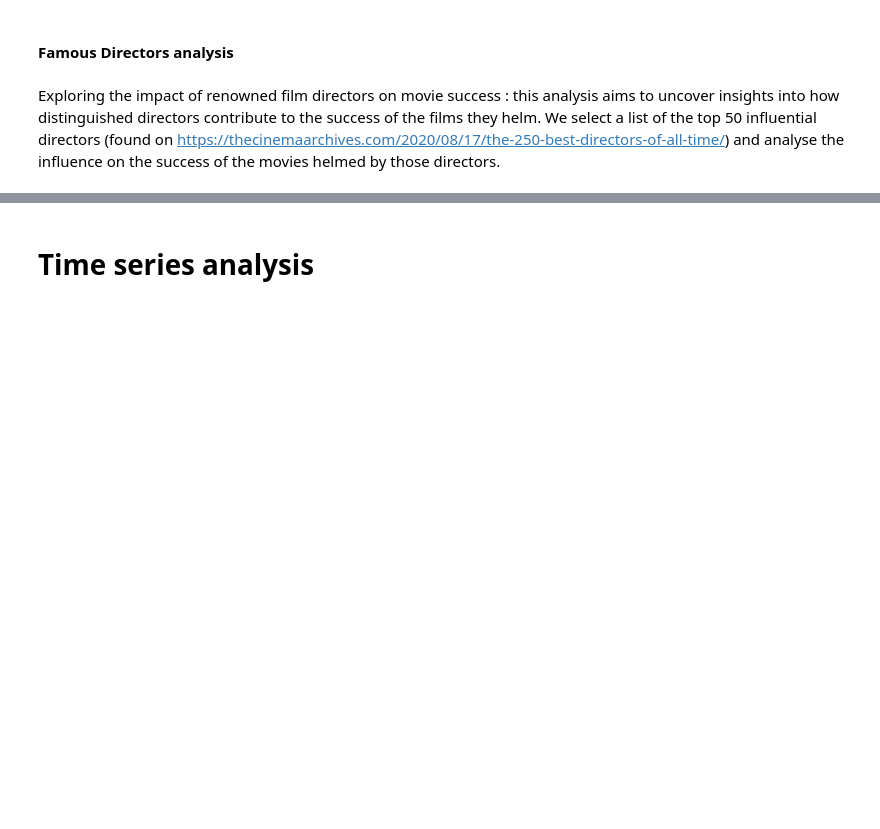
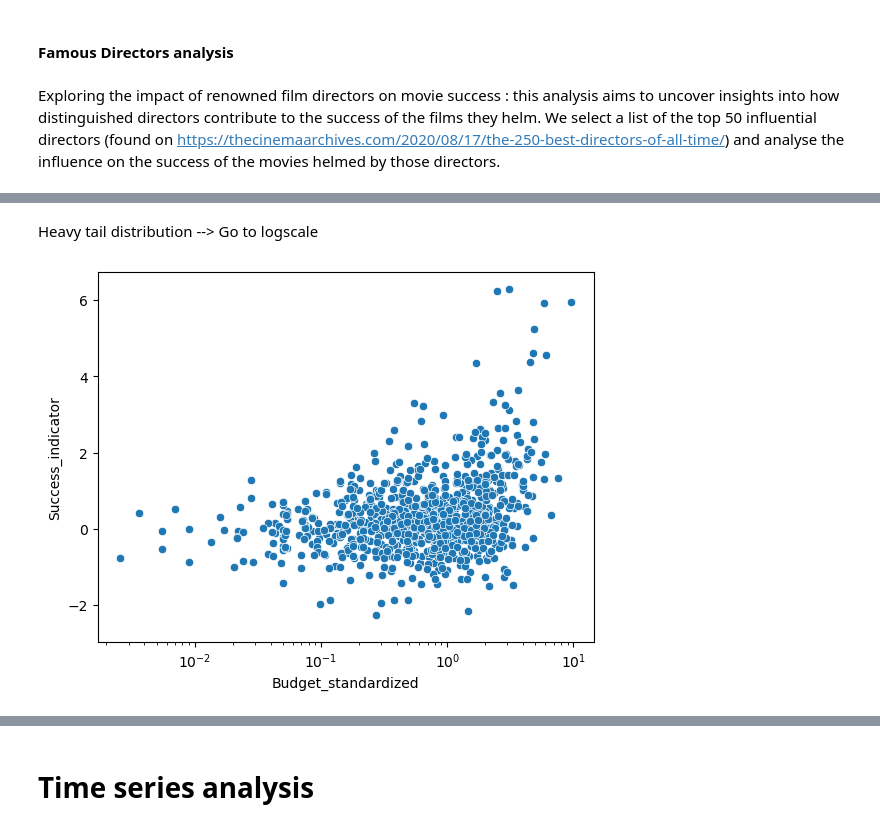
Before and after one commit to epfl-ada/ada-2023-project-randada, a Jupyter notebook: Milestone-3-draft.ipynb, the cells around one changed output, grey strips where cells are left out. Cells and saved outputs as stored; diff of their text form; code cells hidden in the pictures; blank space fills up the shorter version.

```diff
--- a/Milestone-3-draft.ipynb
+++ b/Milestone-3-draft.ipynb
@@ -692,0 +729,9 @@ import statsmodels.formula.api as smf
+# %% [markdown]
+Heavy tail distribution --> Go to logscale
+# %%
+#Plot
+
+ax=sns.scatterplot(data=budget_analysis_data,x='Budget_standardized',y='Success_indicator')
+plt.xscale('log')
+# %% [output]
+[figure, added]
```
Also changed, not shown: parts of 25 cells of this notebook.
